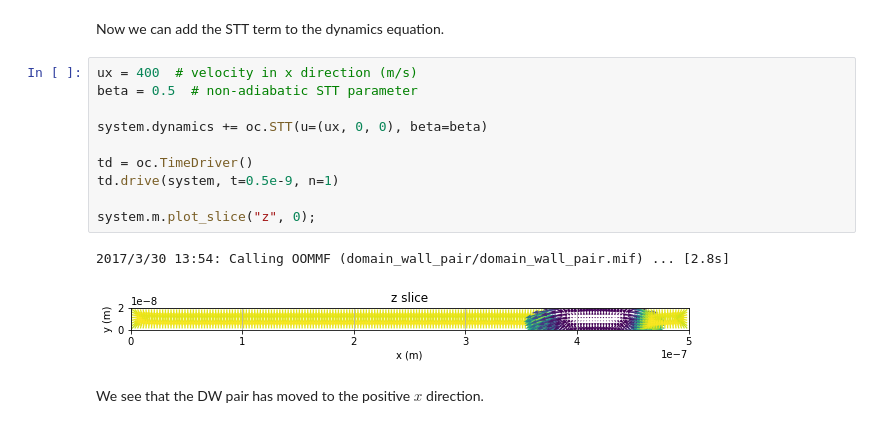
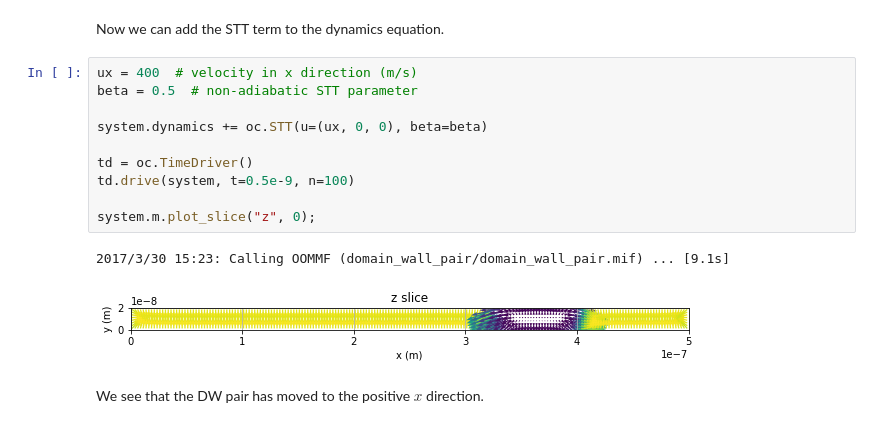
Before and after one commit to joommf-attic/tutorial, a Jupyter notebook: current_induced_domain_wall_motion.ipynb, the cells around one changed output. Cells and saved outputs as stored; diff of their text form.

```diff
--- a/current_induced_domain_wall_motion.ipynb
+++ b/current_induced_domain_wall_motion.ipynb
@@ -60,16 +60,16 @@ Now we can add the STT term to the dynamics equation.
 # %%
 ux = 400  # velocity in x direction (m/s)
 beta = 0.5  # non-adiabatic STT parameter
 
 system.dynamics += oc.STT(u=(ux, 0, 0), beta=beta)
 
 td = oc.TimeDriver()
-td.drive(system, t=0.5e-9, n=1)
+td.drive(system, t=0.5e-9, n=100)
 
 system.m.plot_slice("z", 0);
 # %% [output]
-2017/3/30 13:54: Calling OOMMF (domain_wall_pair/domain_wall_pair.mif) ... [2.8s]
+2017/3/30 15:23: Calling OOMMF (domain_wall_pair/domain_wall_pair.mif) ... [9.1s]
-[figure, old version]
+[figure, new version]
 # %% [markdown]
 We see that the DW pair has moved to the positive $x$ direction.
 # %% [markdown]
```
Also changed, not shown: parts of 5 cells of this notebook, 4 other files.
